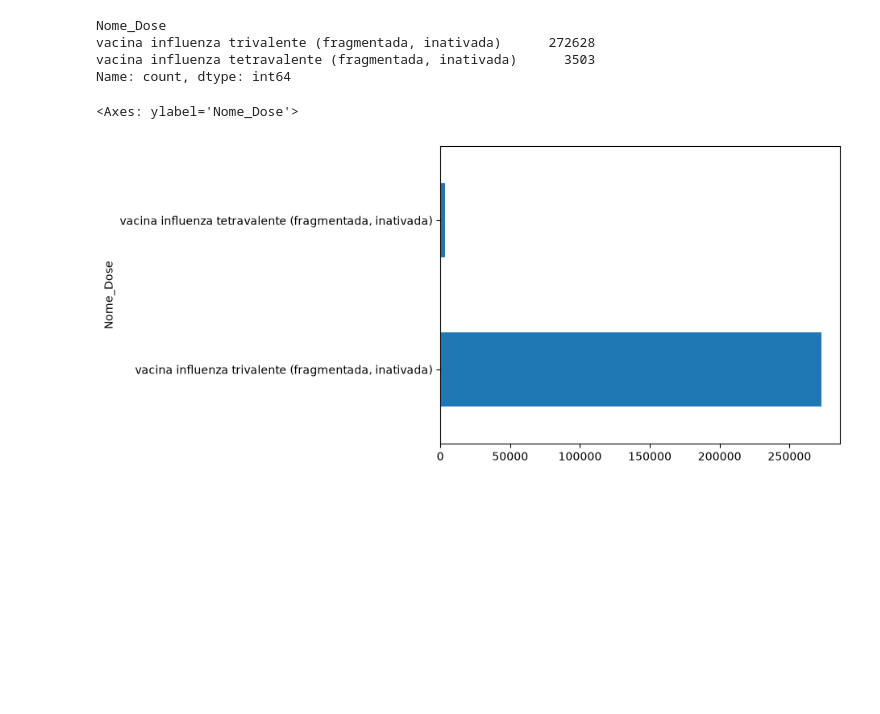
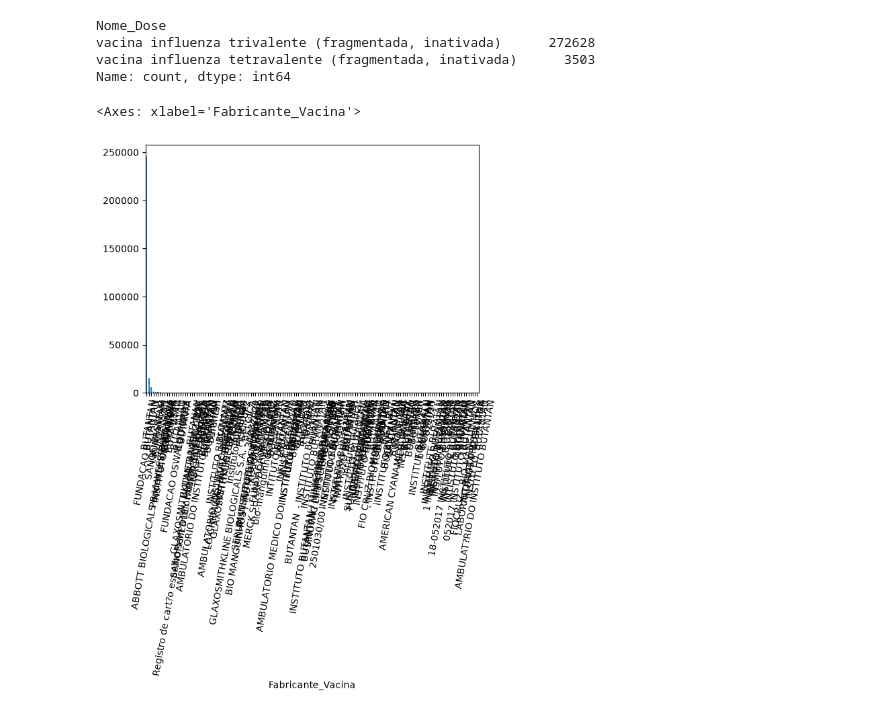
Before and after one commit to N1tr0Lucas/Trabalho-Big-Data-em-Python, a Jupyter notebook: Trabalho_BigDataPython.ipynb, the cells around one changed output. Cells and saved outputs as stored; diff of their text form; code cells hidden in the pictures; blank space fills up the shorter version.

```diff
--- a/Trabalho_BigDataPython.ipynb
+++ b/Trabalho_BigDataPython.ipynb
@@ -165,11 +177,19 @@ Nome_Dose
 vacina influenza trivalente (fragmentada, inativada)      272628
 vacina influenza tetravalente (fragmentada, inativada)      3503
 Name: count, dtype: int64
-# %%
-df["Nome_Dose"].value_counts().plot(kind='barh')
-# %% [output]
-<Axes: ylabel='Nome_Dose'>
-[figure, removed]
+# %%
+#df["Fabricante_Vacina"].value_counts().plot.bar(rot=80)    #(kind='hist', title='Distribuição das doses aplicadas', xlabel='Nome da Dose', ylabel='Contagem',)
+
+lista_doses = df['Fabricante_Vacina'].unique().tolist()
+
+array_dados = df['Fabricante_Vacina'].value_counts().to_numpy()
+
+primeiro_valor = df['Fabricante_Vacina'].iloc[0]
+
+df["Fabricante_Vacina"].value_counts().plot.bar(rot=80)
+# %% [output]
+<Axes: xlabel='Fabricante_Vacina'>
+[figure, added]
 # %%
 df.info(memory_usage="deep")
 # %% [output]
```
Also changed, not shown: parts of 10 cells of this notebook.
